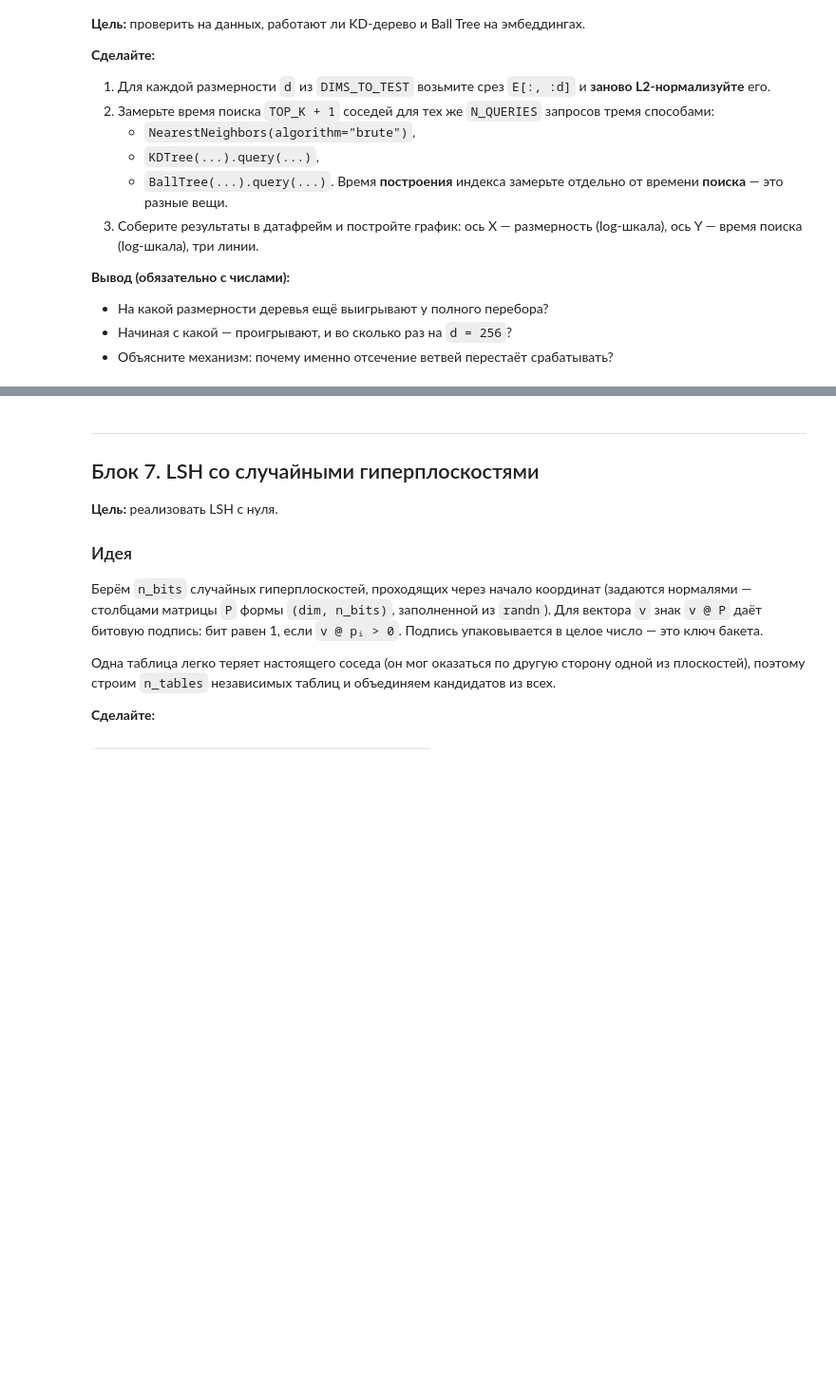
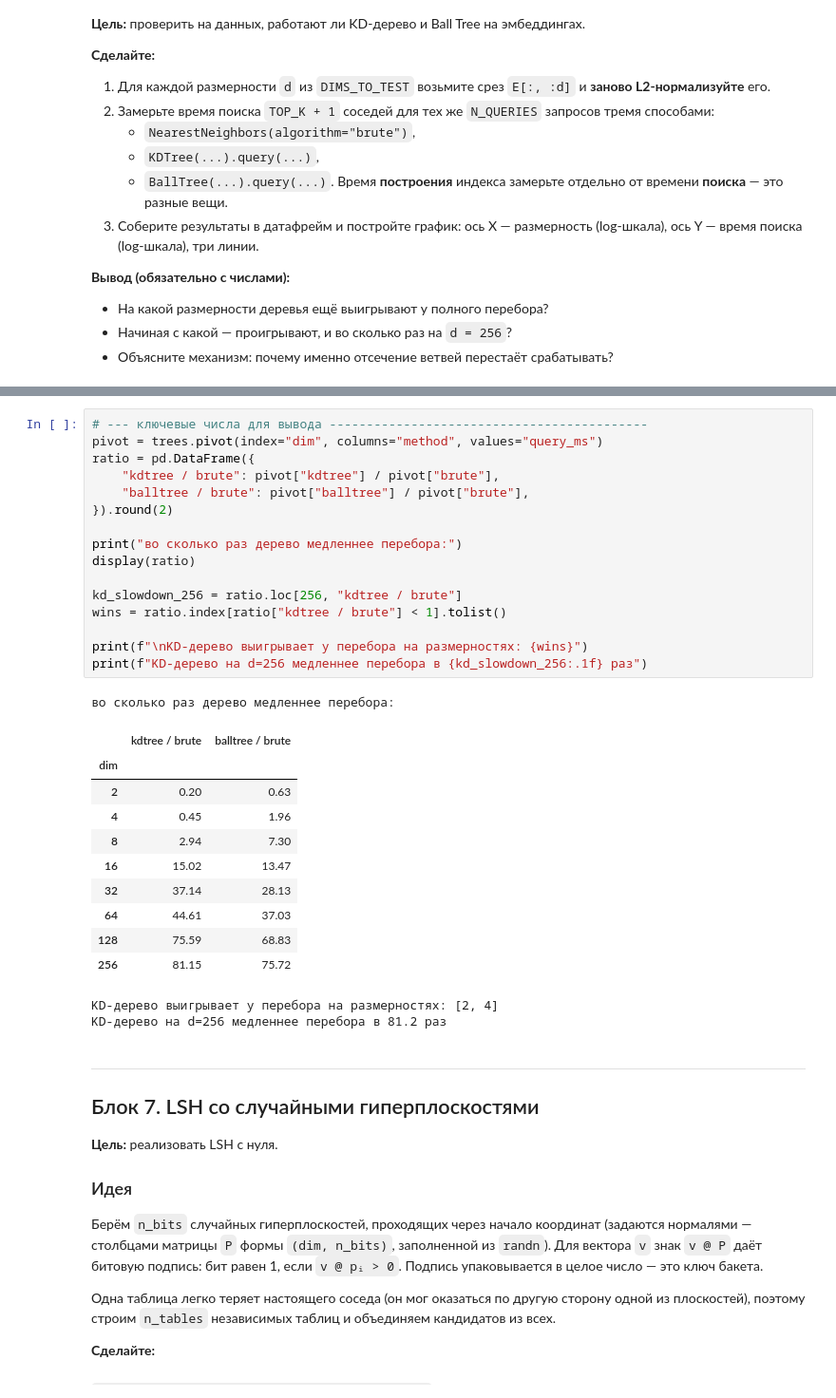
Before and after one commit to KrisTinaShch/practice_knn_lsh, a Jupyter notebook: practice_knn_lsh.ipynb, the cells around one changed output, grey strips where cells are left out. Shown at 95% size. Cells and saved outputs as stored; diff of their text form; blank space fills up the shorter version.

```diff
--- a/practice_knn_lsh.ipynb
+++ b/practice_knn_lsh.ipynb
@@ -484,3 +581,33 @@ QPS полного перебора: 2,755
+# %%
+# --- ключевые числа для вывода -------------------------------------------
+pivot = trees.pivot(index="dim", columns="method", values="query_ms")
+ratio = pd.DataFrame({
+    "kdtree / brute": pivot["kdtree"] / pivot["brute"],
+    "balltree / brute": pivot["balltree"] / pivot["brute"],
+}).round(2)
+
+print("во сколько раз дерево медленнее перебора:")
+display(ratio)
+
+kd_slowdown_256 = ratio.loc[256, "kdtree / brute"]
+wins = ratio.index[ratio["kdtree / brute"] < 1].tolist()
+
+print(f"\nKD-дерево выигрывает у перебора на размерностях: {wins}")
+print(f"KD-дерево на d=256 медленнее перебора в {kd_slowdown_256:.1f} раз")
+# %% [output]
+во сколько раз дерево медленнее перебора:
+|  | kdtree / brute | balltree / brute |
+| dim |  |  |
+| 2 | 0.20 | 0.63 |
+| 4 | 0.45 | 1.96 |
+| 8 | 2.94 | 7.30 |
+| 16 | 15.02 | 13.47 |
+| 32 | 37.14 | 28.13 |
+| 64 | 44.61 | 37.03 |
+| 128 | 75.59 | 68.83 |
+| 256 | 81.15 | 75.72 |
+KD-дерево выигрывает у перебора на размерностях: [2, 4]
+KD-дерево на d=256 медленнее перебора в 81.2 раз
 # %% [markdown]
 ---
 ## Блок 7. LSH со случайными гиперплоскостями
```
Also changed, not shown: parts of 2 cells of this notebook.
